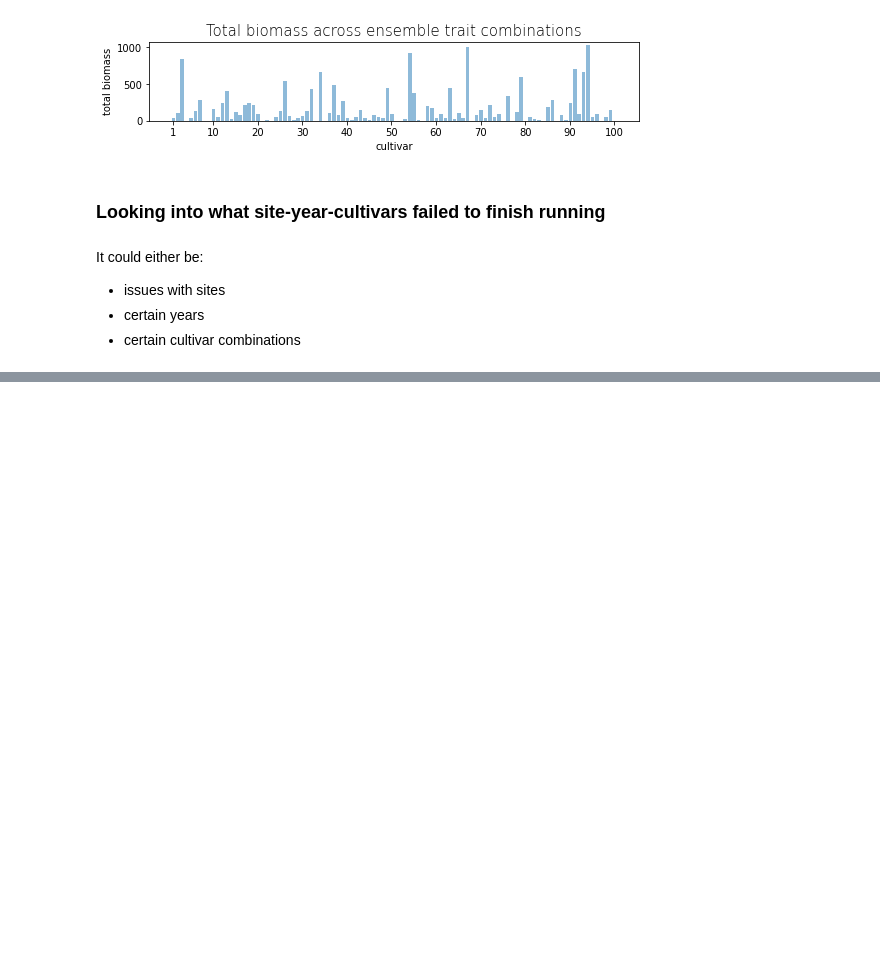
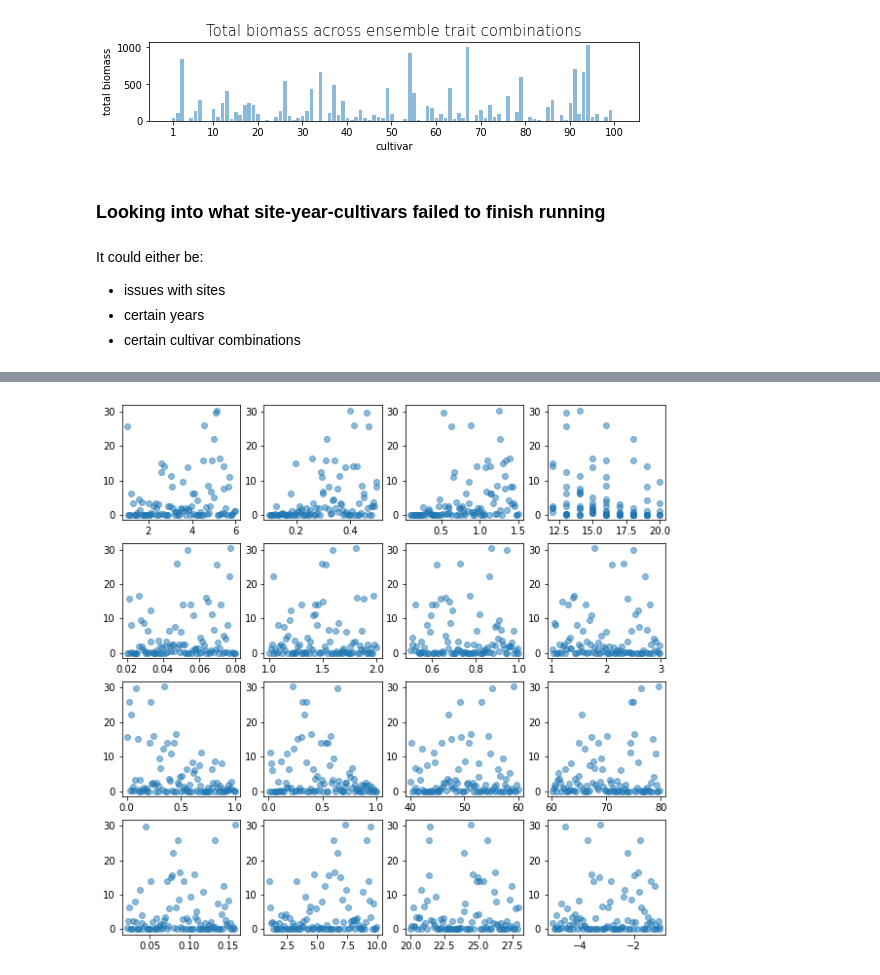
Before and after one commit to jennhsiao/upscale, a Jupyter notebook: notebooks/sim_opt100.ipynb, the cells around one changed output, grey strips where cells are left out. Saved outputs shown, nothing was run; the diff lists cells and outputs as text; code cells hidden in the pictures; blank space fills up the shorter version.

Commit message:
sensitivity analysis attempt for parameter combos, also investigating premature simualtion outptus

```diff
--- a/notebooks/sim_opt100.ipynb
+++ b/notebooks/sim_opt100.ipynb
@@ -19,8 +19,8 @@ import seaborn as sns
 # %% [markdown]
 ### 1. Loading in parameter information
 # %%
-params = pd.read_csv('/home/disk/eos8/ach315/upscale/inits/param_100.csv')
-params.head()
+df_params = pd.read_csv('/home/disk/eos8/ach315/upscale/inits/param_100.csv')
+df_params.head()
 # %% [output]
 |  | staygreen | rmax_lir | rmax_ltar | juv_leaves | leaf_wid | WLRATIO | A_LW | LAF | f | scatt | ... |
 | 0 | 4.192327 | 0.170936 | 1.116221 | 19 | 0.060117 | 1.578166 | 0.578437 | 1.082704 | 0.374039 | 0.799075 | ... |
@@ -225 +344,4 @@ plt.plot(test[taest.biomass < 10000].biomass)
+# %%
+test = pd.concat([df_params, pd.Series(df_matured.groupby('cultivar').mean().ear)], axis=1)
+test.rename(columns={0:'ear'}, inplace=True)
 # %%
@@ -252,0 +363,9 @@ plt.plot(test.ear)
+# %%
+fig = plt.figure(figsize=(10,10))
+
+
+for i in np.arange(1,17):
+    ax = fig.add_subplot(4,4,i)
+    ax.scatter(test.iloc[:,i-1], test.iloc[:,-1], alpha=0.5)
+# %% [output]
+[figure, added]
```
Also changed, not shown: parts of 22 cells of this notebook.
